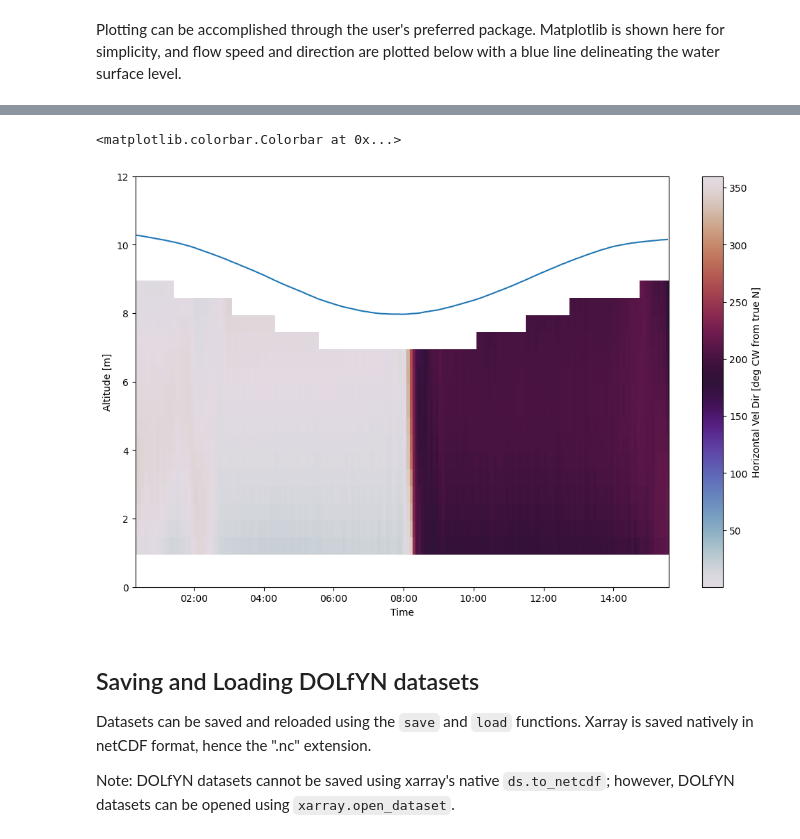
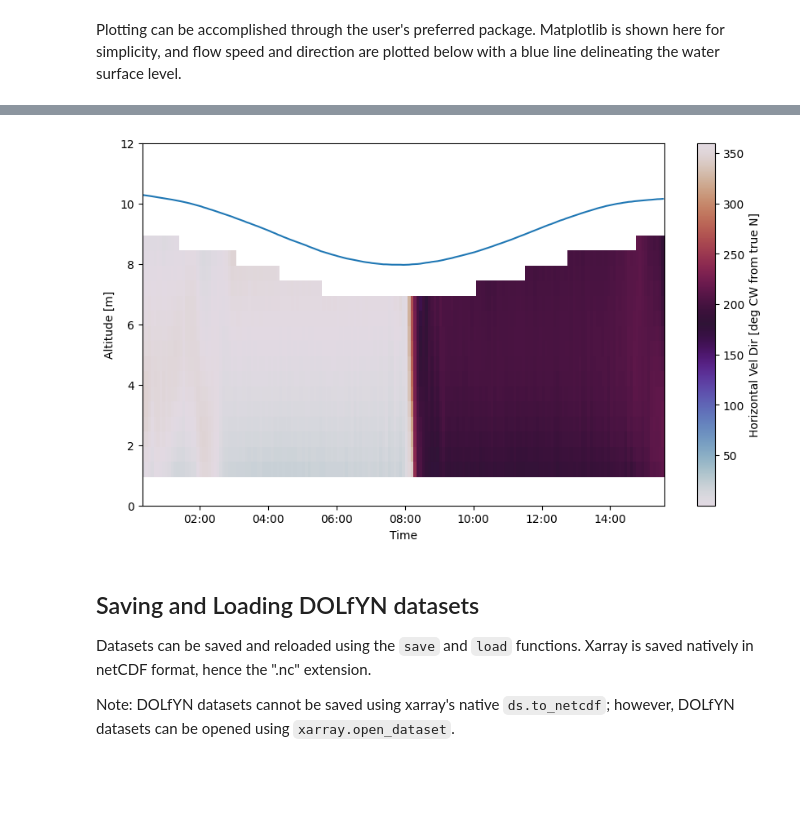
Before and after one commit to lkilcher/dolfyn, a Jupyter notebook: docs/ADCP_Example.ipynb, the cells around one changed output, grey strips where cells are left out. Cells and saved outputs as stored; diff of their text form; code cells hidden in the pictures; blank space fills up the shorter version.

```diff
--- a/docs/ADCP_Example.ipynb
+++ b/docs/ADCP_Example.ipynb
@@ -150,6 +188,6 @@ Because this ADCP data was already in the "earth" coordinate system, `rotate2` w
 # %%
-dolfyn.set_declination(ds, declin=15.8, inplace=True) # 15.8 deg East
-dolfyn.rotate2(ds, 'earth', inplace=True)
+dolfyn.set_declination(ds, 15.8, inplace=True)  # 15.8 deg East
+dolfyn.rotate2(ds, "earth", inplace=True)
 # %% [output]
 Data is already in the earth coordinate system
 # %% [markdown]
@@ -166,3 +206,3 @@ To average the data into time bins (aka ensembles), start by initiating the binn
 # %%
-avg_tool = api.VelBinner(n_bin=ds.fs*300, fs=ds.fs)
+avg_tool = api.ADPBinner(n_bin=ds.fs * 300, fs=ds.fs)
 ds_avg = avg_tool.do_avg(ds)
@@ -178,19 +244,19 @@ Plotting can be accomplished through the user's preferred package. Matplotlib is
 from matplotlib import pyplot as plt
 import matplotlib.dates as dt
 
-ax = plt.figure(figsize=(12,8)).add_axes([.14, .14, .8, .74])
+ax = plt.figure(figsize=(10, 6)).add_axes([0.14, 0.14, 0.8, 0.74])
 # Plot flow speed
-t = dolfyn.time.dt642date(ds_avg.time)
-plt.pcolormesh(t, ds_avg['range'], ds_avg['U_mag'], cmap='Blues', shading='nearest')
+t = dolfyn.time.dt642date(ds_avg["time"])
+plt.pcolormesh(t, ds_avg["range"], ds_avg["U_mag"], cmap="Blues", shading="nearest")
 # Plot the water surface
-ax.plot(t, ds_avg['depth'])
+ax.plot(t, ds_avg["depth"])
 
 # Set up time on x-axis
-ax.set_xlabel('Time')
-ax.xaxis.set_major_formatter(dt.DateFormatter('%H:%M'))
+ax.set_xlabel("Time")
+ax.xaxis.set_major_formatter(dt.DateFormatter("%H:%M"))
 
-ax.set_ylabel('Altitude [m]')
+ax.set_ylabel("Altitude [m]")
 ax.set_ylim([0, 12])
-plt.colorbar(label='Horizontal Vel [m/s]')
+plt.colorbar(label="Speed [m/s]")
 # %% [output]
 <matplotlib.colorbar.Colorbar at 0x...>
@@ -198,20 +264,19 @@ plt.colorbar(label='Horizontal Vel [m/s]')
 # %%
-ax = plt.figure(figsize=(12,8)).add_axes([.14, .14, .8, .74])
+ax = plt.figure(figsize=(10, 6)).add_axes([0.14, 0.14, 0.8, 0.74])
 # Plot flow direction
-plt.pcolormesh(t, ds_avg['range'], ds_avg['U_dir'], cmap='twilight', shading='nearest')
+plt.pcolormesh(t, ds_avg["range"], ds_avg["U_dir"], cmap="twilight", shading="nearest")
 # Plot the water surface
-ax.plot(t, ds_avg['depth'])
+ax.plot(t, ds_avg["depth"])
 
 # set up time on x-axis
-ax.set_xlabel('Time')
-ax.xaxis.set_major_formatter(dt.DateFormatter('%H:%M'))
+ax.set_xlabel("Time")
+ax.xaxis.set_major_formatter(dt.DateFormatter("%H:%M"))
 
-ax.set_ylabel('Altitude [m]')
+ax.set_ylabel("Altitude [m]")
 ax.set_ylim([0, 12])
-plt.colorbar(label='Horizontal Vel Dir [deg CW from true N]')
+plt.colorbar(label="Horizontal Vel Dir [deg CW from true N]");
 # %% [output]
-<matplotlib.colorbar.Colorbar at 0x...>
-[figure, old version]
+[figure, new version]
 # %% [markdown]
 ## Saving and Loading DOLfYN datasets
 Datasets can be saved and reloaded using the `save` and `load` functions. Xarray is saved natively in netCDF format, hence the ".nc" extension.
```
Also changed, not shown: parts of 61 cells of this notebook, 27 other files.
